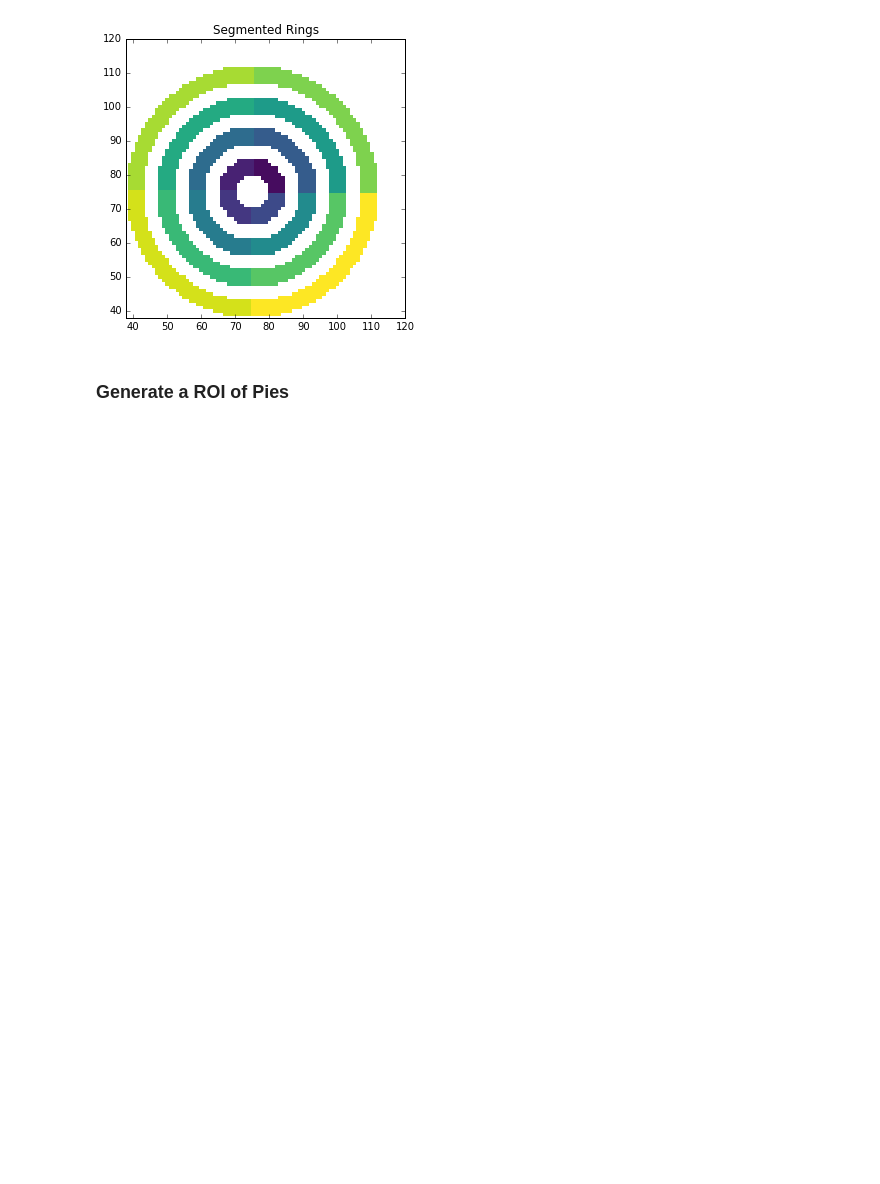
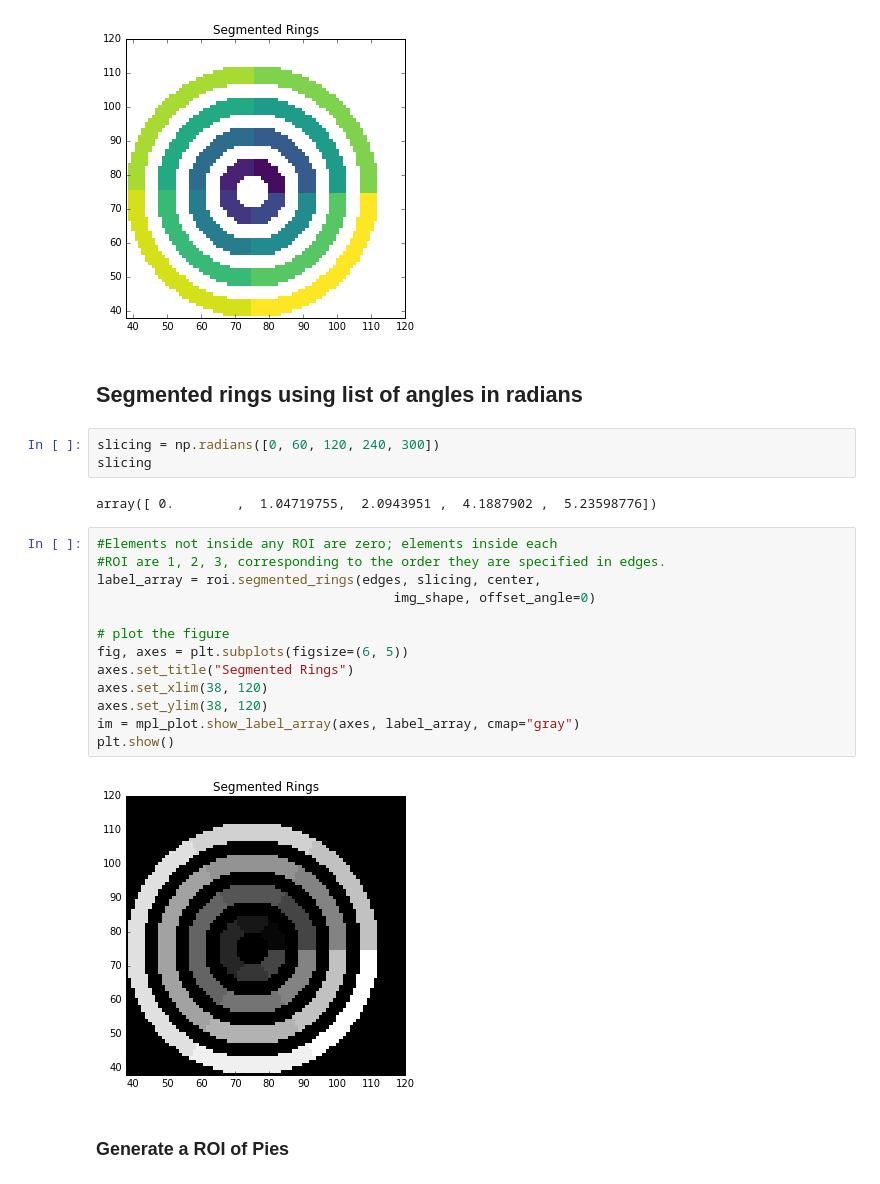
Before and after one commit to scikit-beam/scikit-beam-examples, a Jupyter notebook: demos/Generate_ROI_labeled_arrays.ipynb, the cells around one changed output. Drawn from its saved outputs; the diff is of its cells as text; blank space fills up the shorter version.

Commit message:
ENH: added another example for segmented rings to use angle list

```diff
--- a/demos/Generate_ROI_labeled_arrays.ipynb
+++ b/demos/Generate_ROI_labeled_arrays.ipynb
@@ -169,6 +169,28 @@ im = mpl_plot.show_label_array(axes, label_array, cmap)
 plt.show()
 # %% [output]
 [figure]
+# %% [markdown]
+## Segmented rings using list of angles in radians
+# %%
+slicing = np.radians([0, 60, 120, 240, 300])
+slicing
+# %% [output]
+array([ 0.        ,  1.04719755,  2.0943951 ,  4.1887902 ,  5.23598776])
+# %%
+#Elements not inside any ROI are zero; elements inside each
+#ROI are 1, 2, 3, corresponding to the order they are specified in edges.
+label_array = roi.segmented_rings(edges, slicing, center,
+                                      img_shape, offset_angle=0)
+
+# plot the figure
+fig, axes = plt.subplots(figsize=(6, 5))
+axes.set_title("Segmented Rings")
+axes.set_xlim(38, 120)
+axes.set_ylim(38, 120)
+im = mpl_plot.show_label_array(axes, label_array, cmap="gray")
+plt.show()
+# %% [output]
+[figure, added]
 # %% [markdown]
 ### Generate a  ROI of Pies
 # %%
```
Also changed, not shown: parts of 1 cell of this notebook.
